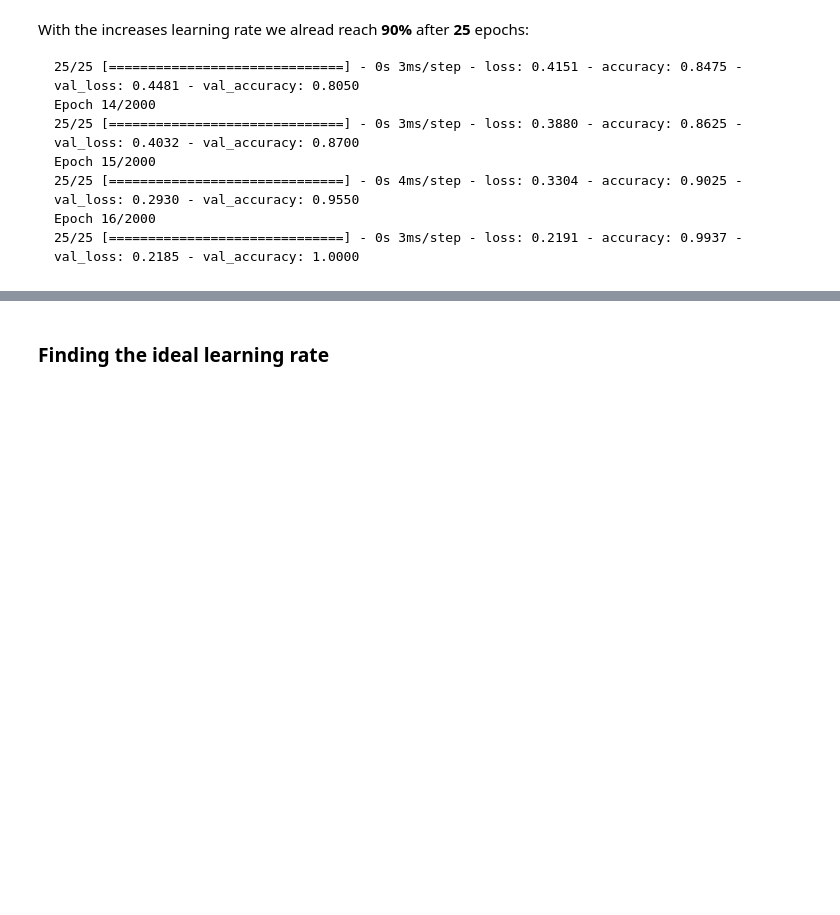
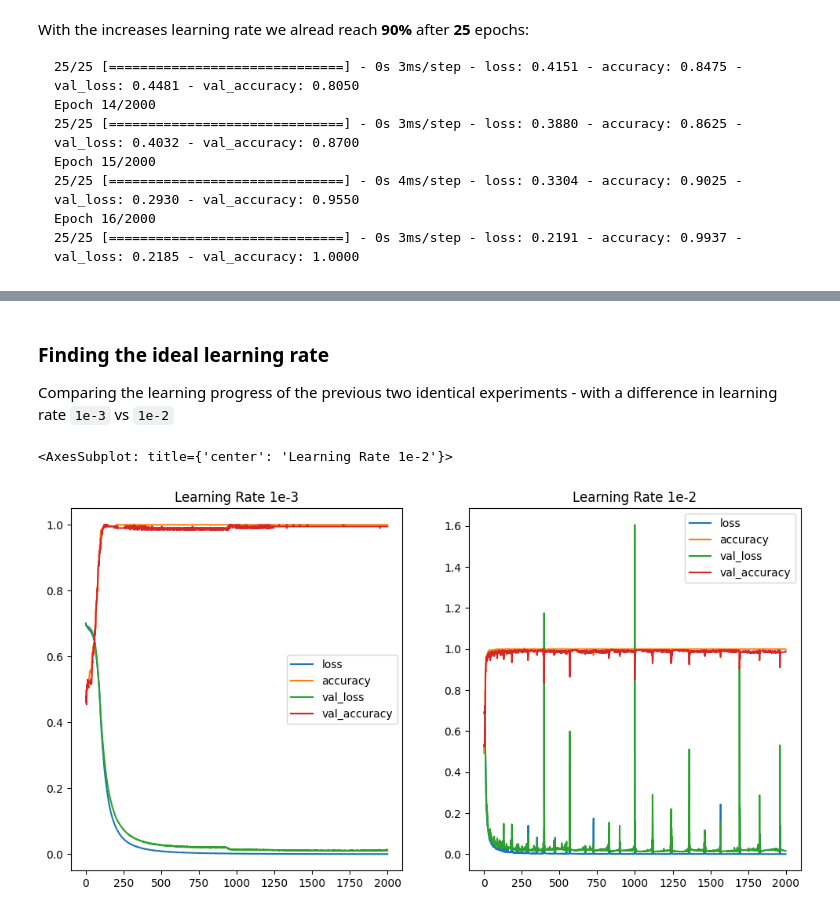
Before and after one commit to mpolinowski/tf-2023, a Jupyter notebook: 02_Tensorflow_Classifications/02_Tensorflow_Classifications.ipynb, the cells around one changed output, grey strips where cells are left out. Drawn from its saved outputs; the diff is of its cells as text; code cells hidden in the pictures; blank space fills up the shorter version.

```diff
--- a/02_Tensorflow_Classifications/02_Tensorflow_Classifications.ipynb
+++ b/02_Tensorflow_Classifications/02_Tensorflow_Classifications.ipynb
@@ -620,3 +632,14 @@ plt.show()
 ![Tensorflow - Classification Problems](../assets/02_Tensorflow_Classifications_12.png)
 # %% [markdown]
 ### Finding the ideal learning rate
+
+Comparing the learning progress of the previous two identical experiments - with a difference in learning rate `1e-3` vs `1e-2`
+# %%
+fig, axes = plt.subplots(nrows=1, ncols=2, figsize=(12, 6))
+pd.DataFrame(history_lr10e_3.history).plot(ax=axes[0], title="Learning Rate 1e-3")
+pd.DataFrame(history_lr10e_2.history).plot(ax=axes[1], title="Learning Rate 1e-2")
+# with a larger learning rate the loss/accuracy improves much quicker
+# but a larger learning rate also means that we get some overshots / fluctuations in performance
+# %% [output]
+<AxesSubplot: title={'center': 'Learning Rate 1e-2'}>
+[figure, added]
```
Also changed, not shown: parts of 25 cells of this notebook, 7 other files.
